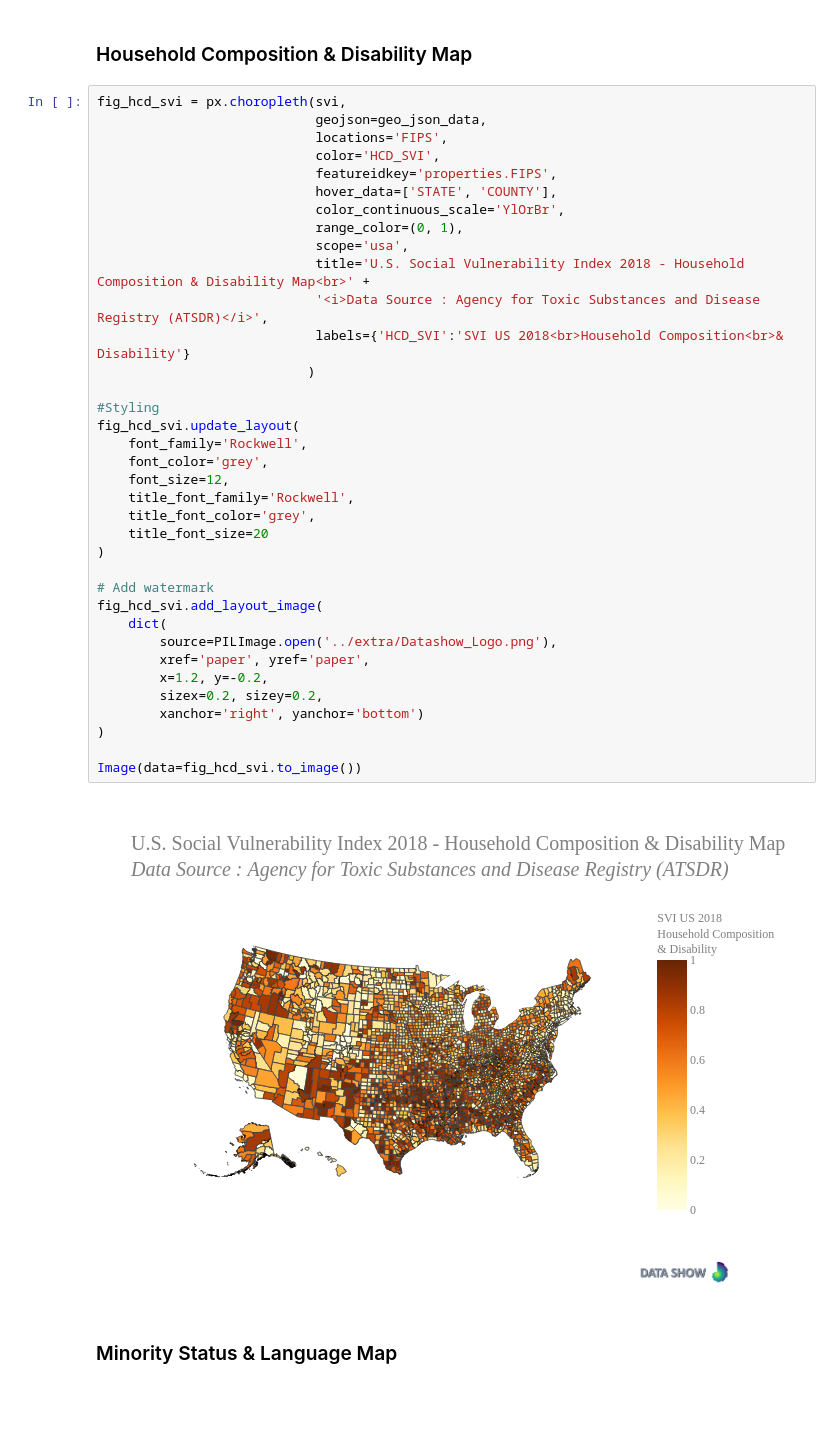
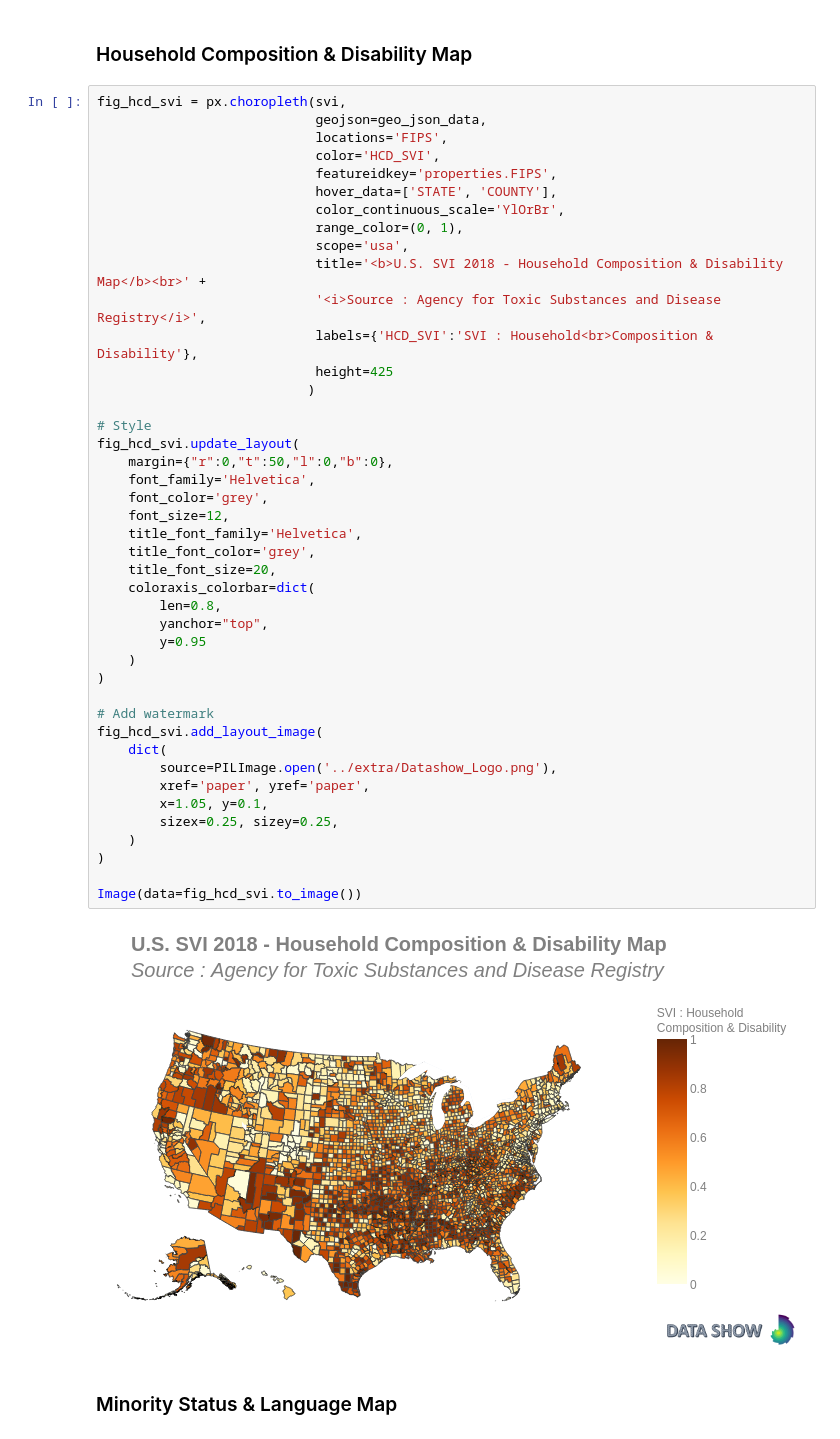
Before and after one commit to data-show/notebooks, a Jupyter notebook: notebooks/Social_Vulnerability_Index_2018_United_States/Social_Vulnerability_Index_2018_United_States.ipynb, the cells around one changed output. Cells and saved outputs as stored; diff of their text form; blank space fills up the shorter version.

```diff
--- a/notebooks/Social_Vulnerability_Index_2018_United_States/Social_Vulnerability_Index_2018_United_States.ipynb
+++ b/notebooks/Social_Vulnerability_Index_2018_United_States/Social_Vulnerability_Index_2018_United_States.ipynb
@@ -165,41 +179,48 @@ Image(data=fig_ss_svi.to_image())
 # %%
 fig_hcd_svi = px.choropleth(svi,
                             geojson=geo_json_data,
                             locations='FIPS',
                             color='HCD_SVI',
                             featureidkey='properties.FIPS',
                             hover_data=['STATE', 'COUNTY'],
                             color_continuous_scale='YlOrBr',
                             range_color=(0, 1),
                             scope='usa',
-                            title='U.S. Social Vulnerability Index 2018 - Household Composition & Disability Map<br>' +
-                            '<i>Data Source : Agency for Toxic Substances and Disease Registry (ATSDR)</i>',
-                            labels={'HCD_SVI':'SVI US 2018<br>Household Composition<br>& Disability'}
+                            title='<b>U.S. SVI 2018 - Household Composition & Disability Map</b><br>' +
+                            '<i>Source : Agency for Toxic Substances and Disease Registry</i>',
+                            labels={'HCD_SVI':'SVI : Household<br>Composition & Disability'},
+                            height=425
                            )
 
-#Styling
+# Style
 fig_hcd_svi.update_layout(
-    font_family='Rockwell',
+    margin={"r":0,"t":50,"l":0,"b":0},
+    font_family='Helvetica',
     font_color='grey',
     font_size=12,
-    title_font_family='Rockwell',
+    title_font_family='Helvetica',
     title_font_color='grey',
-    title_font_size=20
+    title_font_size=20,
+    coloraxis_colorbar=dict(
+        len=0.8,
+        yanchor="top",
+        y=0.95
+    )
 )
 
 # Add watermark
 fig_hcd_svi.add_layout_image(
     dict(
         source=PILImage.open('../extra/Datashow_Logo.png'),
         xref='paper', yref='paper',
-        x=1.2, y=-0.2,
-        sizex=0.2, sizey=0.2,
-        xanchor='right', yanchor='bottom')
+        x=1.05, y=0.1,
+        sizex=0.25, sizey=0.25,
+    )
 )
 
 Image(data=fig_hcd_svi.to_image())
 # %% [output]
-[figure, old version]
+[figure, new version]
 # %% [markdown]
 ### Minority Status & Language Map
 # %%
```
Also changed, not shown: parts of 5 cells of this notebook, 5 other files.
